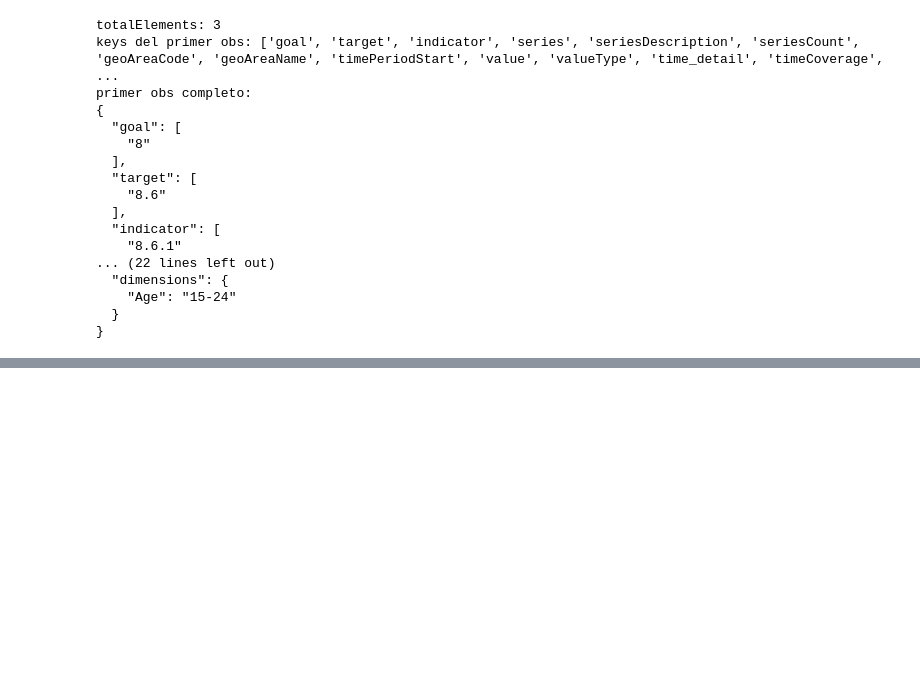
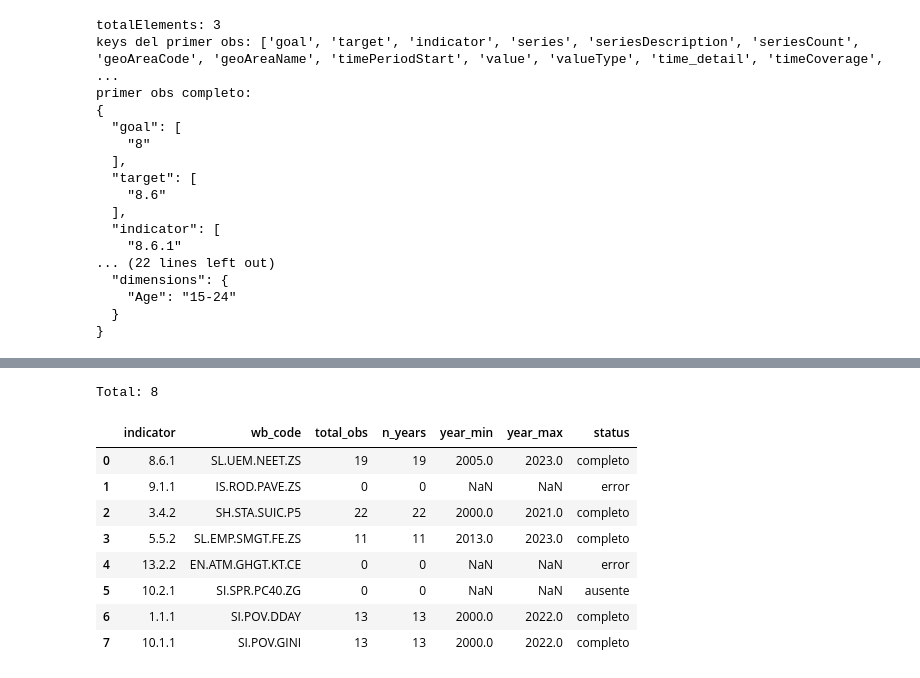
Before and after one commit to sanfromano/PanopticoVerde_Dashboard, a Jupyter notebook: notebooks/sdg_indicators.ipynb, the cells around one changed output, grey strips where cells are left out. Cells and saved outputs as stored; diff of their text form; code cells hidden in the pictures; blank space fills up the shorter version.

```diff
--- a/notebooks/sdg_indicators.ipynb
+++ b/notebooks/sdg_indicators.ipynb
@@ -844,0 +1014,15 @@ print("Ejemplo:", catalogo_wb[:3])
+# %%
+# %% ── Diagnóstico resultados_wb ──────────────────────────────────────────────
+print(f"Total: {len(resultados_wb)}")
+pd.DataFrame(resultados_wb)
+# %% [output]
+Total: 8
+|  | indicator | wb_code | total_obs | n_years | year_min | year_max | status |
+| 0 | 8.6.1 | SL.UEM.NEET.ZS | 19 | 19 | 2005.0 | 2023.0 | completo |
+| 1 | 9.1.1 | IS.ROD.PAVE.ZS | 0 | 0 | NaN | NaN | error |
+| 2 | 3.4.2 | SH.STA.SUIC.P5 | 22 | 22 | 2000.0 | 2021.0 | completo |
+| 3 | 5.5.2 | SL.EMP.SMGT.FE.ZS | 11 | 11 | 2013.0 | 2023.0 | completo |
+| 4 | 13.2.2 | EN.ATM.GHGT.KT.CE | 0 | 0 | NaN | NaN | error |
+| 5 | 10.2.1 | SI.SPR.PC40.ZG | 0 | 0 | NaN | NaN | ausente |
+| 6 | 1.1.1 | SI.POV.DDAY | 13 | 13 | 2000.0 | 2022.0 | completo |
+| 7 | 10.1.1 | SI.POV.GINI | 13 | 13 | 2000.0 | 2022.0 | completo |
```
Also changed, not shown: parts of 13 cells of this notebook, 22 other files.
